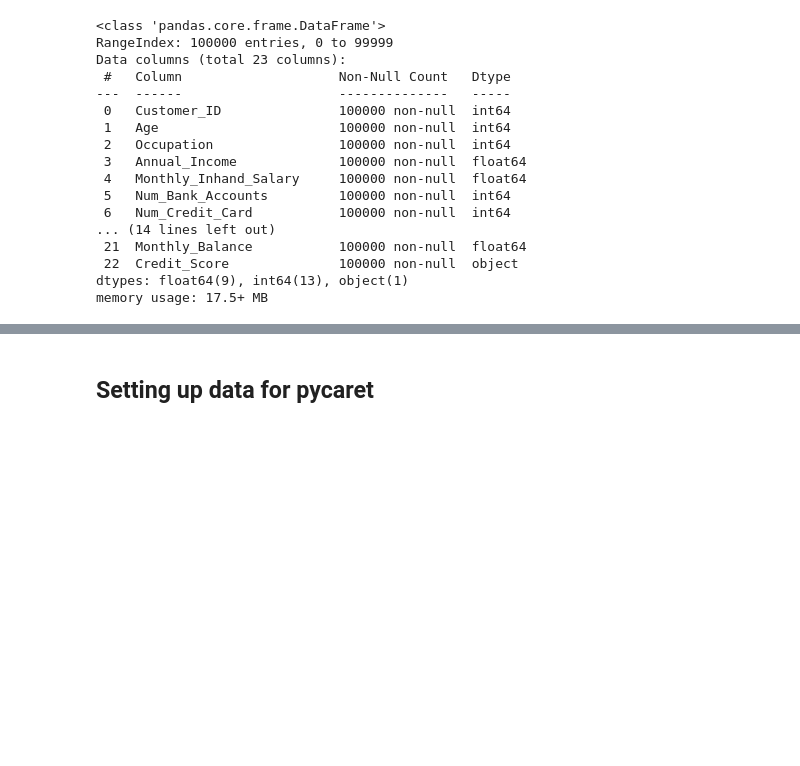
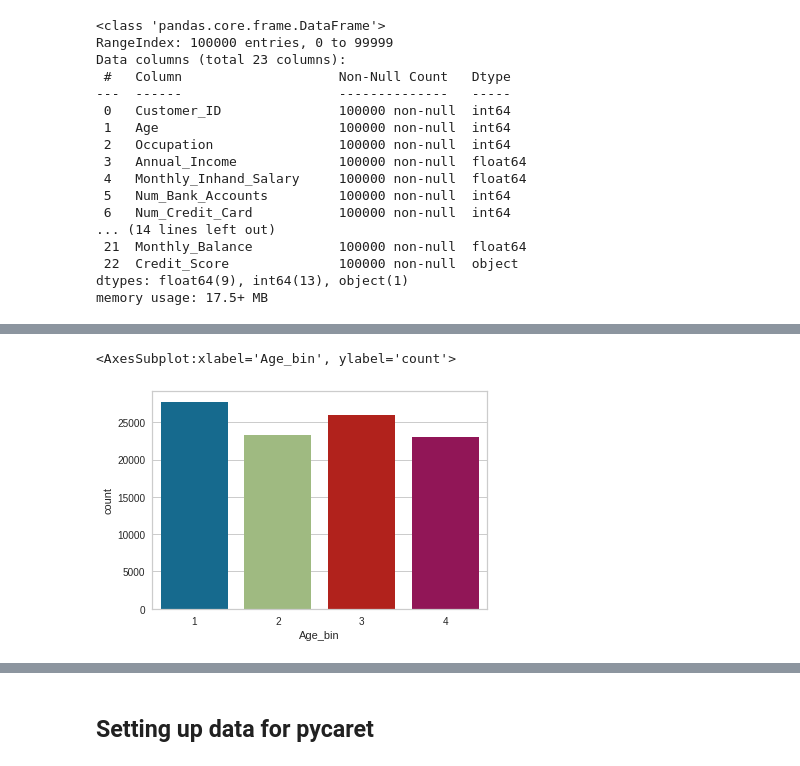
Before and after one commit to plaban1981/HACKEREARTH, a Jupyter notebook: Transunion_machine_learning_challenge.ipynb, the cells around one changed output, grey strips where cells are left out. Saved outputs shown, nothing was run; the diff lists cells and outputs as text; code cells hidden in the pictures; blank space fills up the shorter version.

```diff
--- a/Transunion_machine_learning_challenge.ipynb
+++ b/Transunion_machine_learning_challenge.ipynb
@@ -504,0 +527,5 @@ memory usage: 17.5+ MB
+# %%
+labels =[1,2,3,4]
+# %%
+train_age_bin = pd.qcut(train_processed['Age'], q=4,labels=labels).tolist()
+test_age_bin = pd.qcut(test_processed['Age'],q=4,labels=labels).tolist()
@@ -504,0 +575,5 @@ memory usage: 17.5+ MB
+# %%
+sns.countplot(x='Age_bin',data=train_processed)
+# %% [output]
+<AxesSubplot:xlabel='Age_bin', ylabel='count'>
+[figure, added]
```
Also changed, not shown: parts of 46 cells of this notebook.
